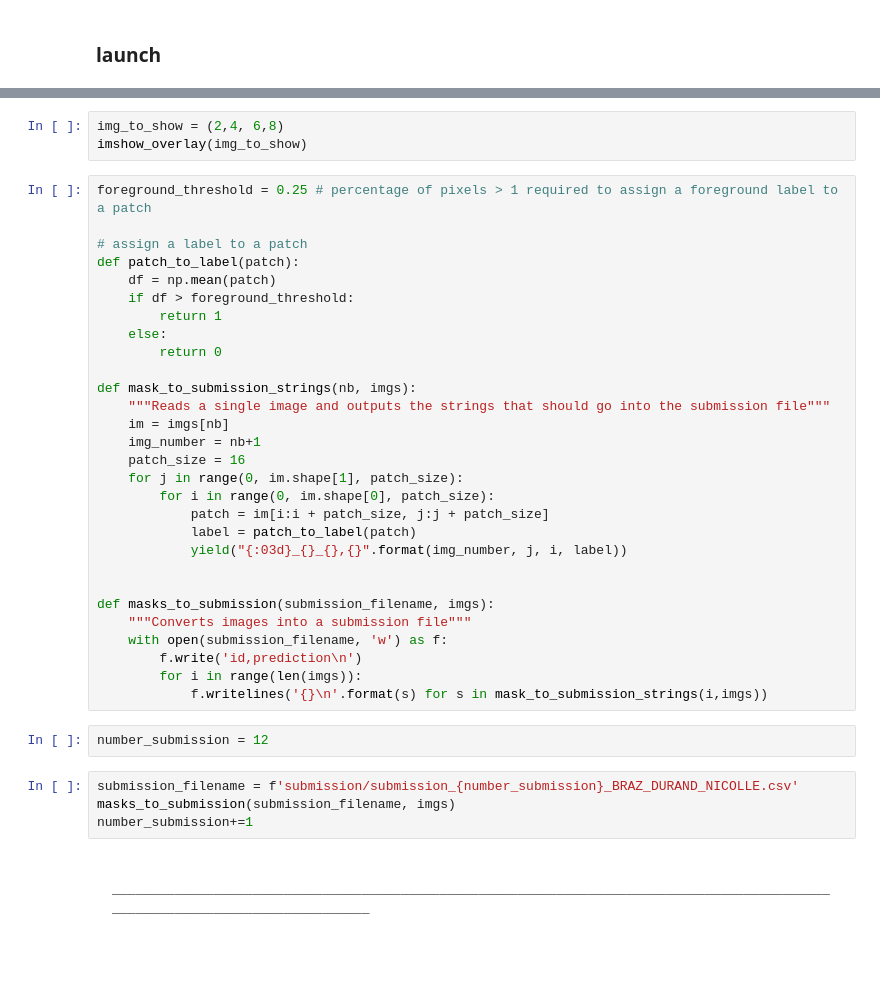
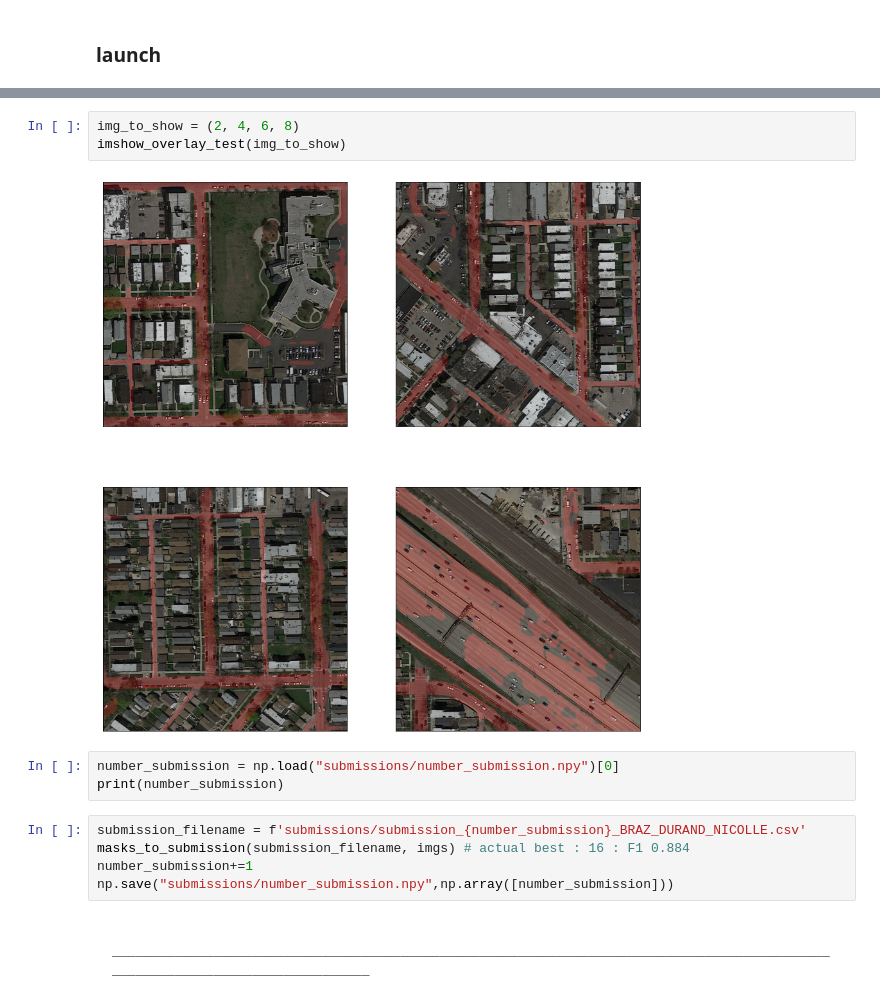
Before and after one commit to LucasBrazCappelo/ML_EPFL_Project_2, a Jupyter notebook: Aerial_road_segmentation_Unet_Braz_Durand_Nicolle.ipynb, the cells around one changed output, grey strips where cells are left out. Cells and saved outputs as stored; diff of their text form; blank space fills up the shorter version.

```diff
--- a/Aerial_road_segmentation_Unet_Braz_Durand_Nicolle.ipynb
+++ b/Aerial_road_segmentation_Unet_Braz_Durand_Nicolle.ipynb
@@ -700,40 +734,15 @@ print(imgs[0].shape)
 # %%
-img_to_show = (2,4, 6,8)
-imshow_overlay(img_to_show)
+img_to_show = (2, 4, 6, 8)
+imshow_overlay_test(img_to_show)
+# %% [output]
+[figure, added]
-# %%
-foreground_threshold = 0.25 # percentage of pixels > 1 required to assign a foreground label to a patch
-
-# assign a label to a patch
-def patch_to_label(patch):
-    df = np.mean(patch)
-    if df > foreground_threshold:
-        return 1
-    else:
-        return 0
-
-def mask_to_submission_strings(nb, imgs):
-    """Reads a single image and outputs the strings that should go into the submission file"""
-    im = imgs[nb]
-    img_number = nb+1
-    patch_size = 16
-    for j in range(0, im.shape[1], patch_size):
-        for i in range(0, im.shape[0], patch_size):
-            patch = im[i:i + patch_size, j:j + patch_size]
-            label = patch_to_label(patch)
-            yield("{:03d}_{}_{},{}".format(img_number, j, i, label))
-
-
-def masks_to_submission(submission_filename, imgs):
-    """Converts images into a submission file"""
-    with open(submission_filename, 'w') as f:
-        f.write('id,prediction\n')
-        for i in range(len(imgs)):
-            f.writelines('{}\n'.format(s) for s in mask_to_submission_strings(i,imgs))
-# %%
-number_submission = 12
+# %%
+number_submission = np.load("submissions/number_submission.npy")[0]
+print(number_submission)
 # %%
-submission_filename = f'submission/submission_{number_submission}_BRAZ_DURAND_NICOLLE.csv'
-masks_to_submission(submission_filename, imgs)
+submission_filename = f'submissions/submission_{number_submission}_BRAZ_DURAND_NICOLLE.csv'
+masks_to_submission(submission_filename, imgs) # actual best : 16 : F1 0.884
 number_submission+=1
+np.save("submissions/number_submission.npy",np.array([number_submission]))
 # %% [markdown]
      _____________________________________________________________________________________________________________________________
```
Also changed, not shown: parts of 31 cells of this notebook, 22 other files.
